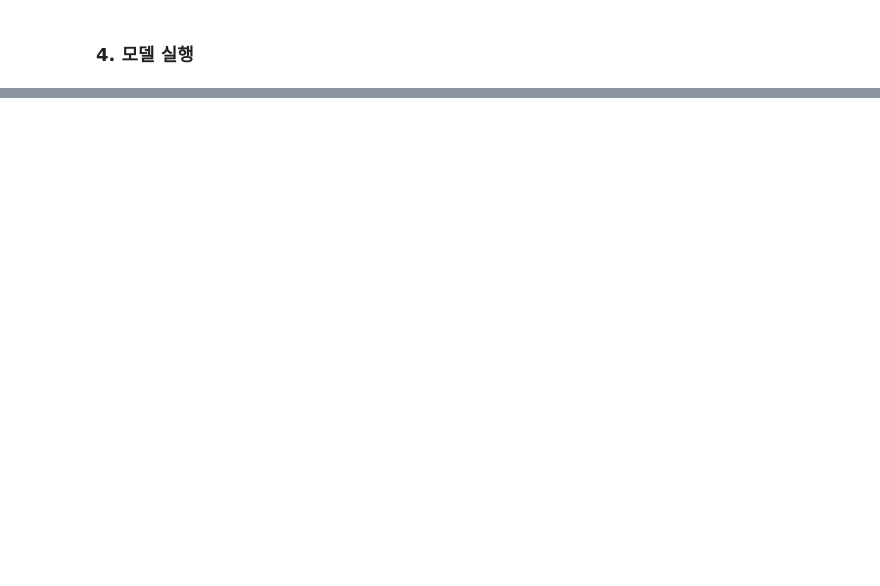
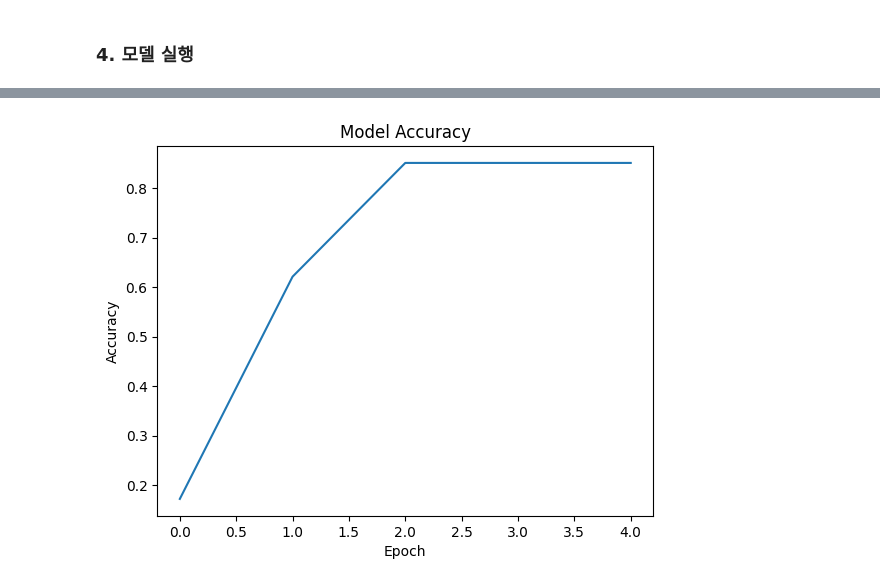
Before and after one commit to hsmu-jeongeun/deep-learning-practice, a Jupyter notebook: easy_deep_learning_principle.ipynb, the cells around one changed output, grey strips where cells are left out. Cells and saved outputs as stored; diff of their text form; code cells hidden in the pictures; blank space fills up the shorter version.

```diff
--- a/easy_deep_learning_principle.ipynb
+++ b/easy_deep_learning_principle.ipynb
@@ -66,0 +106,8 @@ Epoch 5/5
+# %%
+plt.plot(history.history['accuracy'])
+plt.xlabel('Epoch')
+plt.ylabel('Accuracy')
+plt.title('Model Accuracy')
+plt.show()
+# %% [output]
+[figure, added]
```
Also changed, not shown: parts of 8 cells of this notebook.
